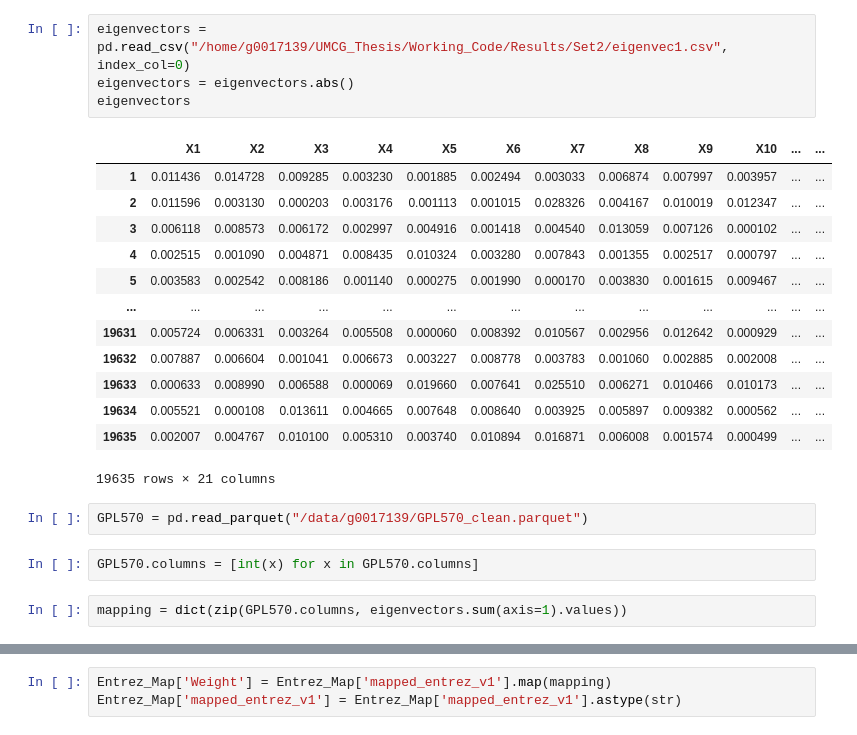
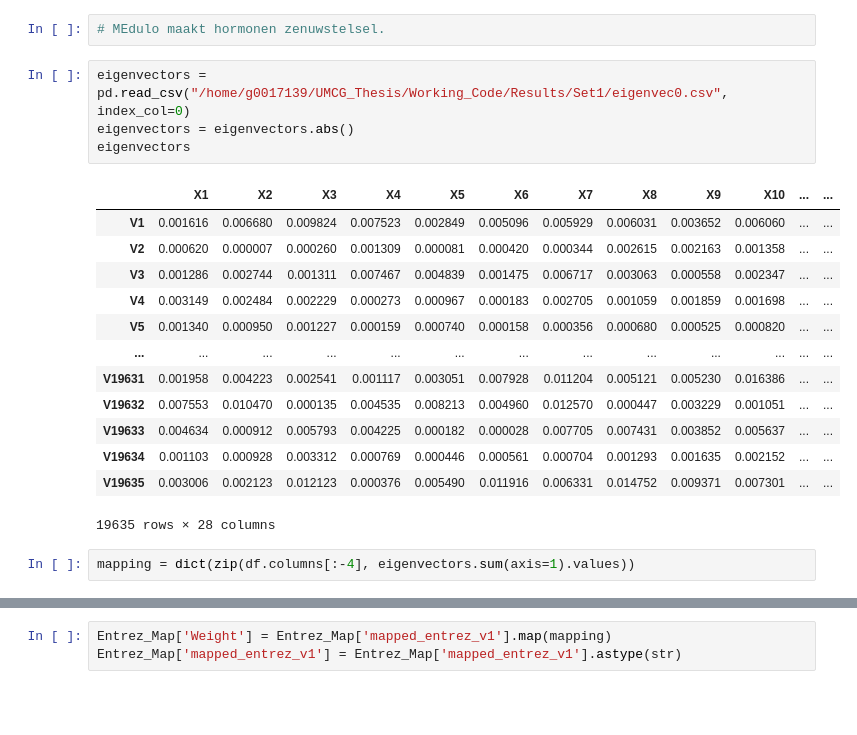
Before and after one commit to MarkF-hanze/UMCG_Thesis, a Jupyter notebook: Working_Code/Untitled.ipynb, the cells around one changed output, grey strips where cells are left out. Saved outputs shown, nothing was run; the diff lists cells and outputs as text; blank space fills up the shorter version.

Commit message:
cleaned

```diff
--- a/Working_Code/Untitled.ipynb
+++ b/Working_Code/Untitled.ipynb
@@ -10,27 +210,25 @@ gene_expression = gene_expression.T
+# %%
+# MEdulo maakt hormonen zenuwstelsel.
 # %%
-eigenvectors = pd.read_csv("/home/g0017139/UMCG_Thesis/Working_Code/Results/Set2/eigenvec1.csv", index_col=0)
+eigenvectors = pd.read_csv("/home/g0017139/UMCG_Thesis/Working_Code/Results/Set1/eigenvec0.csv", index_col=0)
 eigenvectors = eigenvectors.abs()
 eigenvectors
 # %% [output]
 |  | X1 | X2 | X3 | X4 | X5 | X6 | X7 | X8 | X9 | X10 | ... | ... |
-| 1 | 0.011436 | 0.014728 | 0.009285 | 0.003230 | 0.001885 | 0.002494 | 0.003033 | 0.006874 | 0.007997 | 0.003957 | ... | ... |
-| 2 | 0.011596 | 0.003130 | 0.000203 | 0.003176 | 0.001113 | 0.001015 | 0.028326 | 0.004167 | 0.010019 | 0.012347 | ... | ... |
-| 3 | 0.006118 | 0.008573 | 0.006172 | 0.002997 | 0.004916 | 0.001418 | 0.004540 | 0.013059 | 0.007126 | 0.000102 | ... | ... |
-| 4 | 0.002515 | 0.001090 | 0.004871 | 0.008435 | 0.010324 | 0.003280 | 0.007843 | 0.001355 | 0.002517 | 0.000797 | ... | ... |
-| 5 | 0.003583 | 0.002542 | 0.008186 | 0.001140 | 0.000275 | 0.001990 | 0.000170 | 0.003830 | 0.001615 | 0.009467 | ... | ... |
+| V1 | 0.001616 | 0.006680 | 0.009824 | 0.007523 | 0.002849 | 0.005096 | 0.005929 | 0.006031 | 0.003652 | 0.006060 | ... | ... |
+| V2 | 0.000620 | 0.000007 | 0.000260 | 0.001309 | 0.000081 | 0.000420 | 0.000344 | 0.002615 | 0.002163 | 0.001358 | ... | ... |
+| V3 | 0.001286 | 0.002744 | 0.001311 | 0.007467 | 0.004839 | 0.001475 | 0.006717 | 0.003063 | 0.000558 | 0.002347 | ... | ... |
+| V4 | 0.003149 | 0.002484 | 0.002229 | 0.000273 | 0.000967 | 0.000183 | 0.002705 | 0.001059 | 0.001859 | 0.001698 | ... | ... |
+| V5 | 0.001340 | 0.000950 | 0.001227 | 0.000159 | 0.000740 | 0.000158 | 0.000356 | 0.000680 | 0.000525 | 0.000820 | ... | ... |
 | ... | ... | ... | ... | ... | ... | ... | ... | ... | ... | ... | ... | ... |
-| 19631 | 0.005724 | 0.006331 | 0.003264 | 0.005508 | 0.000060 | 0.008392 | 0.010567 | 0.002956 | 0.012642 | 0.000929 | ... | ... |
-| 19632 | 0.007887 | 0.006604 | 0.001041 | 0.006673 | 0.003227 | 0.008778 | 0.003783 | 0.001060 | 0.002885 | 0.002008 | ... | ... |
-| 19633 | 0.000633 | 0.008990 | 0.006588 | 0.000069 | 0.019660 | 0.007641 | 0.025510 | 0.006271 | 0.010466 | 0.010173 | ... | ... |
-| 19634 | 0.005521 | 0.000108 | 0.013611 | 0.004665 | 0.007648 | 0.008640 | 0.003925 | 0.005897 | 0.009382 | 0.000562 | ... | ... |
-| 19635 | 0.002007 | 0.004767 | 0.010100 | 0.005310 | 0.003740 | 0.010894 | 0.016871 | 0.006008 | 0.001574 | 0.000499 | ... | ... |
+| V19631 | 0.001958 | 0.004223 | 0.002541 | 0.001117 | 0.003051 | 0.007928 | 0.011204 | 0.005121 | 0.005230 | 0.016386 | ... | ... |
+| V19632 | 0.007553 | 0.010470 | 0.000135 | 0.004535 | 0.008213 | 0.004960 | 0.012570 | 0.000447 | 0.003229 | 0.001051 | ... | ... |
+| V19633 | 0.004634 | 0.000912 | 0.005793 | 0.004225 | 0.000182 | 0.000028 | 0.007705 | 0.007431 | 0.003852 | 0.005637 | ... | ... |
+| V19634 | 0.001103 | 0.000928 | 0.003312 | 0.000769 | 0.000446 | 0.000561 | 0.000704 | 0.001293 | 0.001635 | 0.002152 | ... | ... |
+| V19635 | 0.003006 | 0.002123 | 0.012123 | 0.000376 | 0.005490 | 0.011916 | 0.006331 | 0.014752 | 0.009371 | 0.007301 | ... | ... |
-19635 rows × 21 columns
+19635 rows × 28 columns
-# %%
-GPL570 = pd.read_parquet("/data/g0017139/GPL570_clean.parquet")
-# %%
-GPL570.columns = [int(x) for x in GPL570.columns]
 # %%
-mapping = dict(zip(GPL570.columns, eigenvectors.sum(axis=1).values))
+mapping = dict(zip(df.columns[:-4], eigenvectors.sum(axis=1).values))
 # %%
 Entrez_Map = pd.read_csv('/data/g0017139/Set1/Entrezid_mapping_using_org_Hs_eg_db_03052021.txt',
                                sep=None, engine='python', header=0,
```
Also changed, not shown: parts of 31 cells of this notebook, 39 other files.
